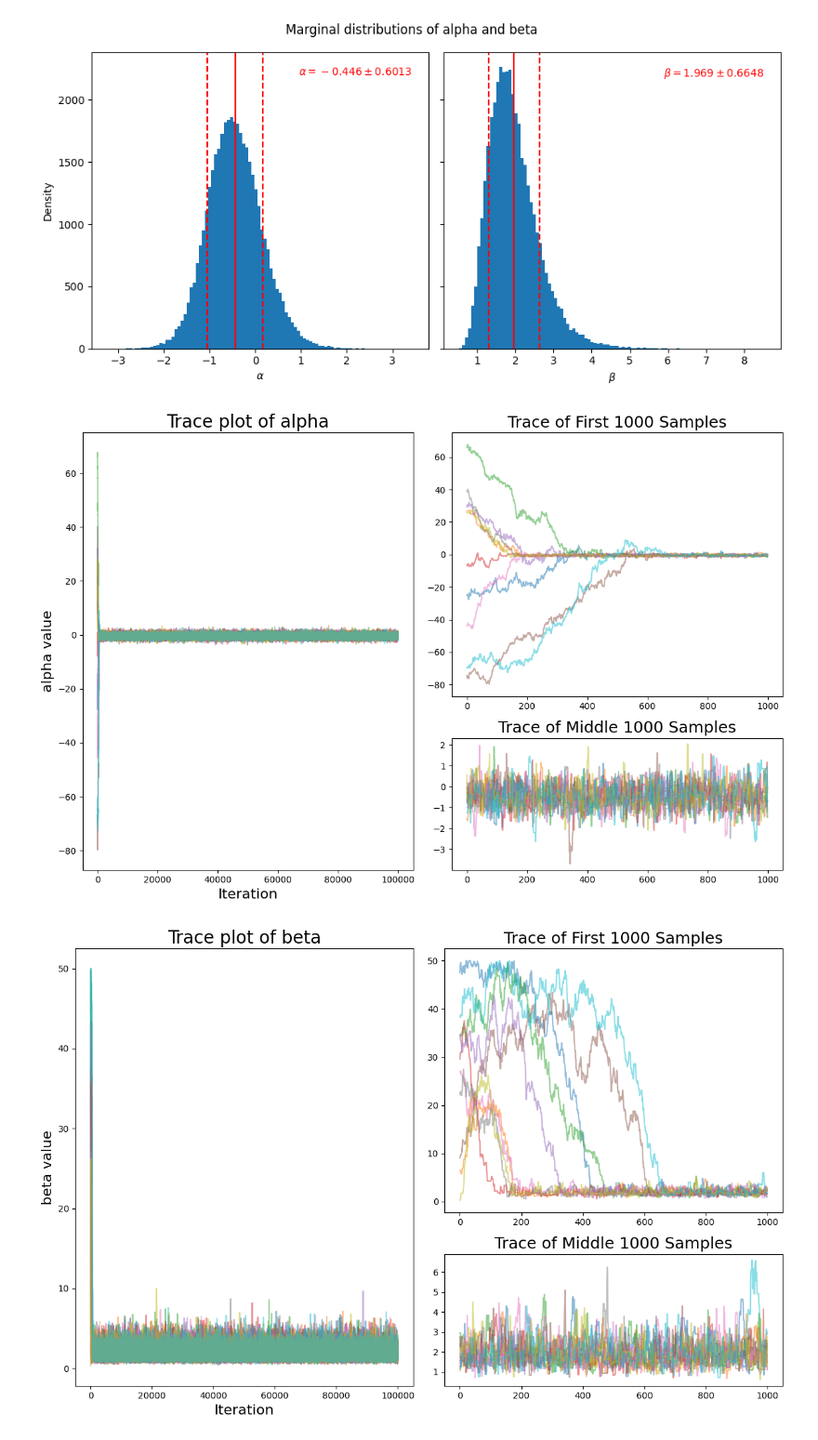
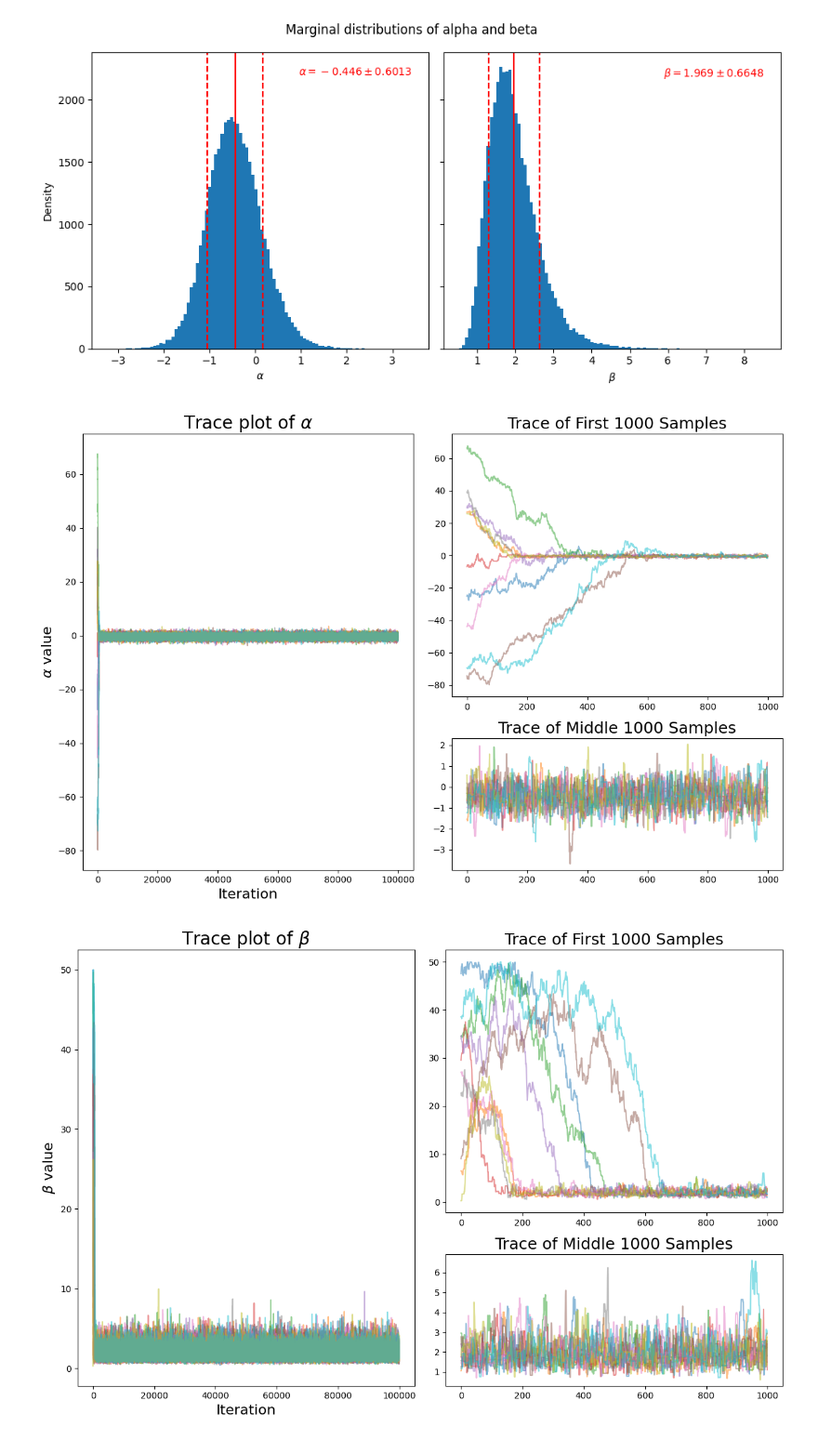
Before and after one commit to VishalJ99/s2_cw, a Jupyter notebook: src/figs.ipynb, the cells around one changed output. Shown at 93% size. Cells and saved outputs as stored; diff of their text form; code cells hidden in the pictures.

```diff
--- a/src/figs.ipynb
+++ b/src/figs.ipynb
@@ -232,13 +232,13 @@ plt.show()
 [figure]
 # %%
 # Trace plot code
-plt = make_trace_plot(chains_1, 0, 'alpha')
+plt = make_trace_plot(chains_1, 0, r'$\alpha$')
 plt.show()
-plt = make_trace_plot(chains_1, 1, 'beta')
+plt = make_trace_plot(chains_1, 1, r'$\beta$')
 plt.show()
 # %% [output]
-[figure, old version]
+[figure, new version]
-[figure, old version]
+[figure, new version]
 # %%
 
 def plot_corner(iid_samples, parameter_names=None):
```
Also changed, not shown: parts of 1 cell of this notebook, 10 other files.
